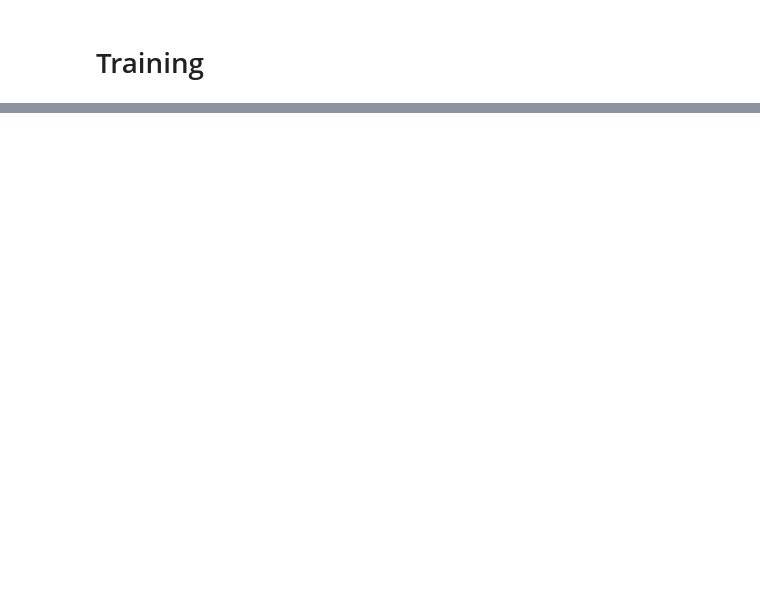
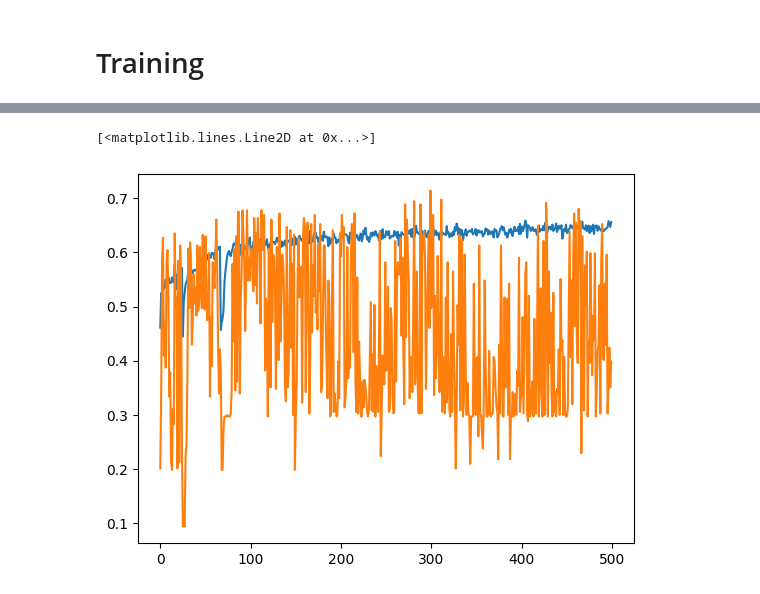
Before and after one commit to davidolima/glomerulus-lesion-classification, a Jupyter notebook: main.ipynb, the cells around one changed output, grey strips where cells are left out. Saved outputs shown, nothing was run; the diff lists cells and outputs as text; code cells hidden in the pictures; blank space fills up the shorter version.

```diff
--- a/main.ipynb
+++ b/main.ipynb
@@ -122,0 +322,6 @@ history=model.fit(
+# %%
+plt.plot(history.history['categorical_accuracy'])
+plt.plot(history.history['val_categorical_accuracy'])
+# %% [output]
+[<matplotlib.lines.Line2D at 0x...>]
+[figure, added]
```
Also changed, not shown: parts of 22 cells of this notebook.
